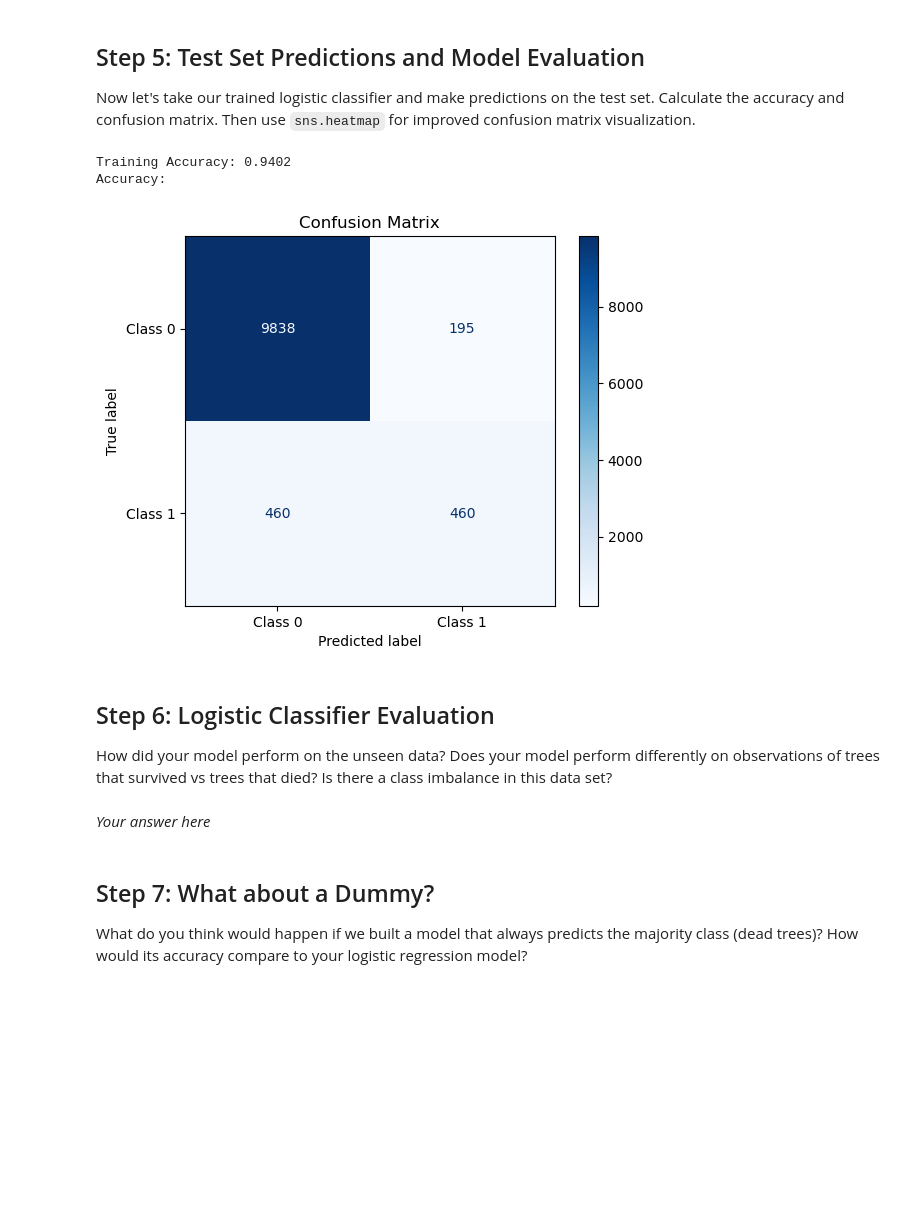
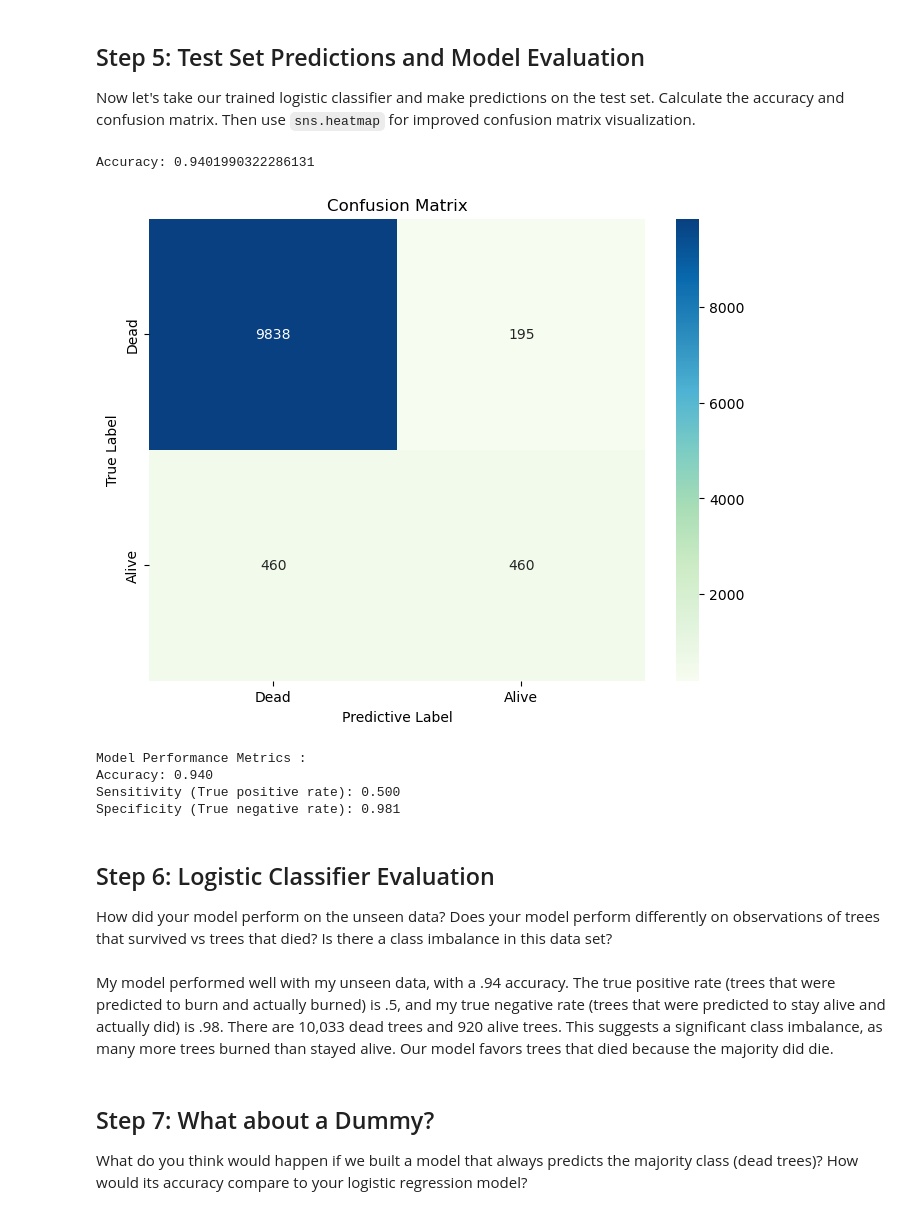
Before and after one commit to emmabeamitchell/EDS232-labs, a Jupyter notebook: Week3/lab3-wildfire.ipynb, the cells around one changed output. Saved outputs shown, nothing was run; the diff lists cells and outputs as text; code cells hidden in the pictures; blank space fills up the shorter version.

```diff
--- a/Week3/lab3-wildfire.ipynb
+++ b/Week3/lab3-wildfire.ipynb
@@ -127,47 +111,50 @@ plt.grid(False)
 # %%
-cm = confusion_matrix(y_train, y_train_pred)
+cm = confusion_matrix(y_test, y_test_pred)
 
 plt.figure(figsize = (8,6))
 sns.heatmap(cm, annot = True, fmt = 'd', cmap = 'GnBu', # annot = annotate, fmt = format
-               xticklabels = ['Alive', 'Dead'],
-               yticklabels = ['Alive', 'Dead'])
+               xticklabels = ['Dead', 'Alive'],
+               yticklabels = ['Dead', 'Alive'])
 plt.title('Confusion Matrix')
 plt.ylabel('True Label')
 plt.xlabel('Predictive Label')
 
 
 # calculate metrics
 TP = cm[1,1] # true positive
 TN = cm[0,0] # true negative
 FP = cm[0,1] # false positive
 FN = cm[1,0] # false negative
 
 accuracy = (TP +TN)/ (TP + TN + FP + FN)
 majority_baseline = max(np.mean(y_train), 1 - np.mean(y_train))
 sensitivity = TP/(TP + FN)
 specificity = TN / (TN + FP)
 
 # Print evaluation metrics
 print(f"Accuracy: {accuracy} ")
 #Plot confusion matrix
 plt.show()
 
  # print metrics
-    print(f"\nModel Performance Metrics :")
-    print(f"Accuracy: {accuracy:.3f}")
-    print(f"Sensitivity (True positive rate): {sensitivity:.3f}")
-    print(f"Specificity (True negative rate): {specificity:.3f}")
+print(f"\nModel Performance Metrics :")
+print(f"Accuracy: {accuracy:.3f}")
+print(f"Sensitivity (True positive rate): {sensitivity:.3f}")
+print(f"Specificity (True negative rate): {specificity:.3f}")
 # %% [output]
-Training Accuracy: 0.9402
-Accuracy:
+Accuracy: 0.9401990322286131
-[figure, old version]
+[figure, new version]
+Model Performance Metrics :
+Accuracy: 0.940
+Sensitivity (True positive rate): 0.500
+Specificity (True negative rate): 0.981
 # %% [markdown]
 ## Step 6: Logistic Classifier Evaluation
 How did your model perform on the unseen data?
 Does your model perform differently on observations of trees that survived vs trees that died?
 Is there a class imbalance in this data set?
 # %% [markdown]
-*Your answer here*
+My model performed well with my unseen data, with a .94 accuracy. The true positive rate (trees that were predicted to burn and actually burned) is .5, and my true negative rate (trees that were predicted to stay alive and actually did) is .98. There are 10,033 dead trees and 920 alive trees. This suggests a significant class imbalance, as many more trees burned than stayed alive. Our model favors trees that died because the majority did die.
 # %% [markdown]
 ## Step 7: What about a Dummy?
 What do you think would happen if we built a model that always predicts the majority class (dead trees)? How would its accuracy compare to your logistic regression model?
```
Also changed, not shown: parts of 9 cells of this notebook, 1 other file.
